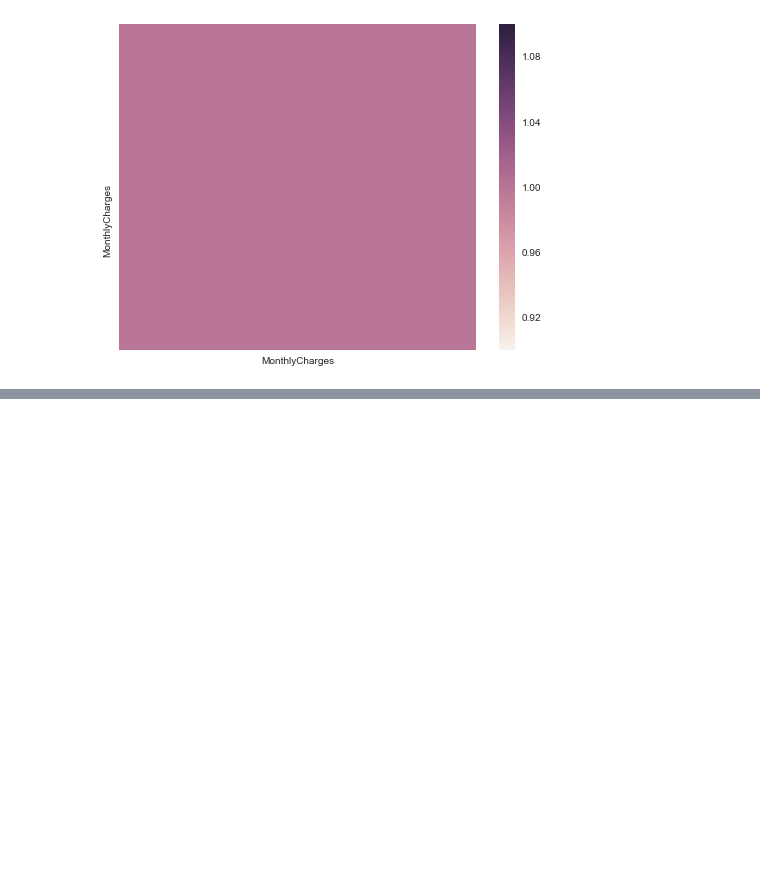
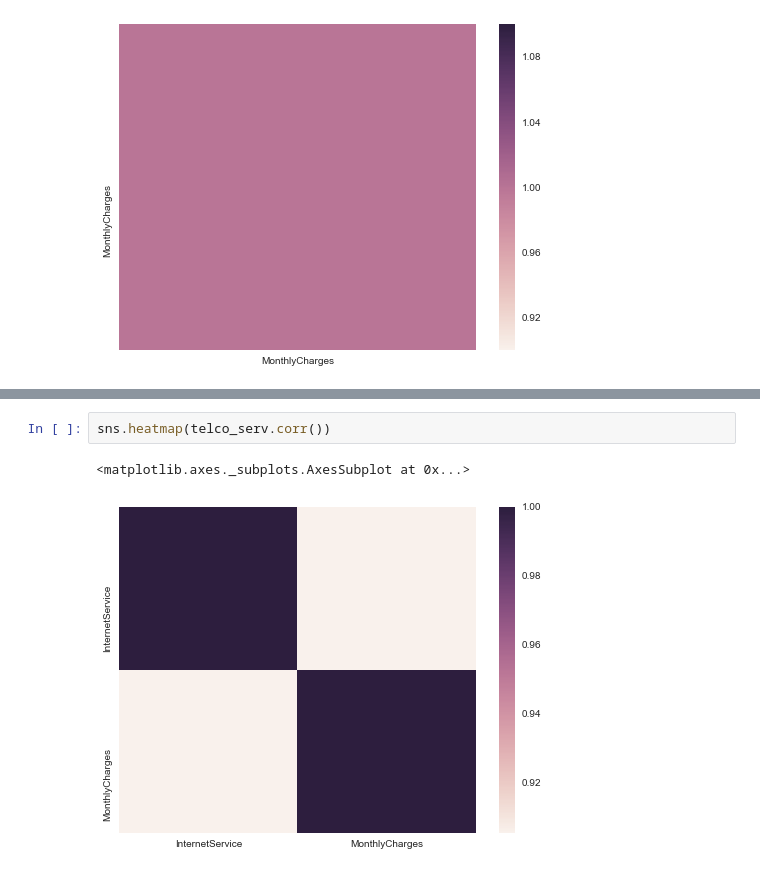
Before and after one commit to mkrijal/Assignment1, a Jupyter notebook: Test3.ipynb, the cells around one changed output, grey strips where cells are left out. Cells and saved outputs as stored; diff of their text form; blank space fills up the shorter version.

```diff
--- a/Test3.ipynb
+++ b/Test3.ipynb
@@ -114,0 +154,5 @@ sns.heatmap(telco_serv.corr())
+# %%
+sns.heatmap(telco_serv.corr())
+# %% [output]
+<matplotlib.axes._subplots.AxesSubplot at 0x...>
+[figure, added]
```
Also changed, not shown: parts of 5 cells of this notebook.
